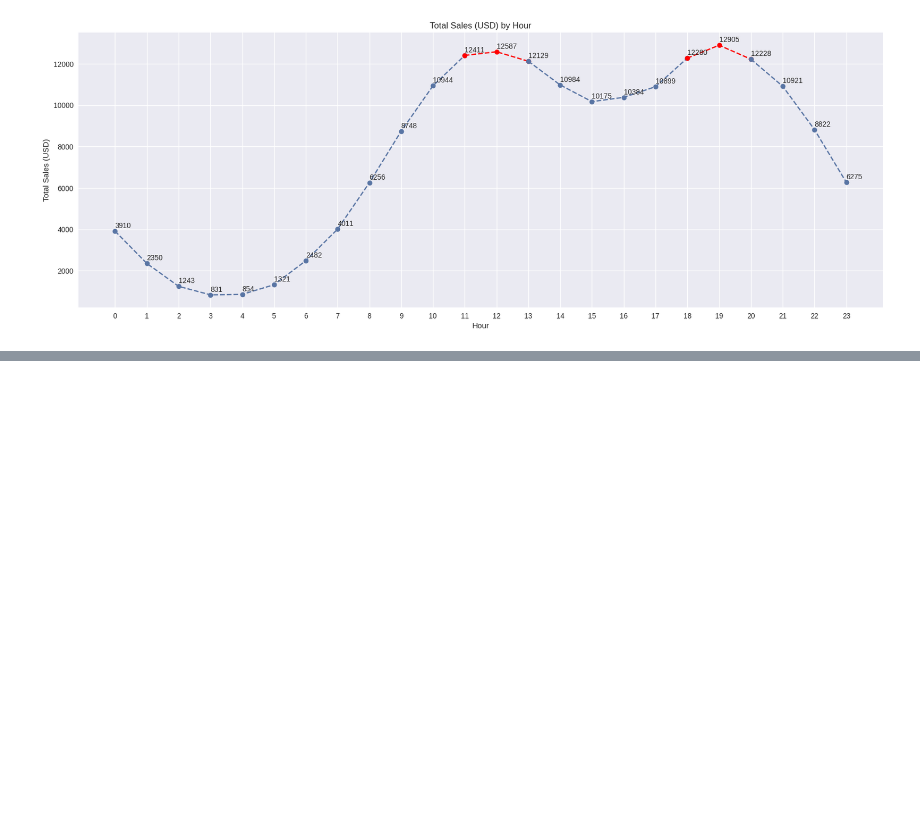
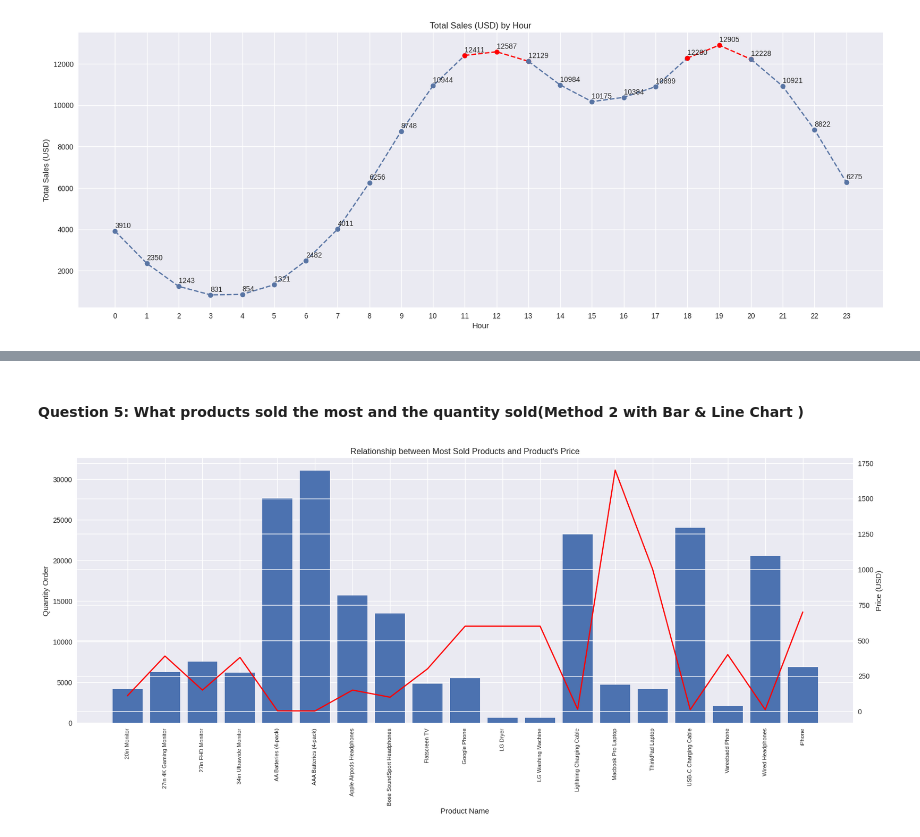
Before and after one commit to justaplan/sales_analysis_tutorial, a Jupyter notebook: sale_analysis.ipynb, the cells around one changed output, grey strips where cells are left out. Cells and saved outputs as stored; diff of their text form; code cells hidden in the pictures; blank space fills up the shorter version.

```diff
--- a/sale_analysis.ipynb
+++ b/sale_analysis.ipynb
@@ -210,0 +284,25 @@ plt.show()
+# %% [markdown]
+<h4>Question 5: What products sold the most and the quantity sold(Method 2 with Bar & Line Chart )</h4>
+# %%
+products = [product for product, df in df.groupby("Product")] # x
+quantity_ordered = df.groupby("Product").sum()["Quantity Ordered"] #y1
+product_price = df.groupby("Product").median()["Price Each"] #y2
+
+fig, ax1 = plt.subplots(figsize=(20,7),dpi=100)
+plt.style.use("seaborn")
+
+ax2 = ax1.twinx()
+ax1.bar(products,quantity_ordered)
+ax2.plot(products,product_price,color="red")
+
+
+plt.title("Relationship between Most Sold Products and Product's Price")
+ax1.set_xlabel("Product Name")
+ax1.set_ylabel("Quantity Order")
+ax2.set_ylabel("Price (USD)")
+ax1.set_xticklabels(products,rotation="vertical",size=8)
+
+
+plt.show()
+# %% [output]
+[figure, added]
```
Also changed, not shown: parts of 12 cells of this notebook.
